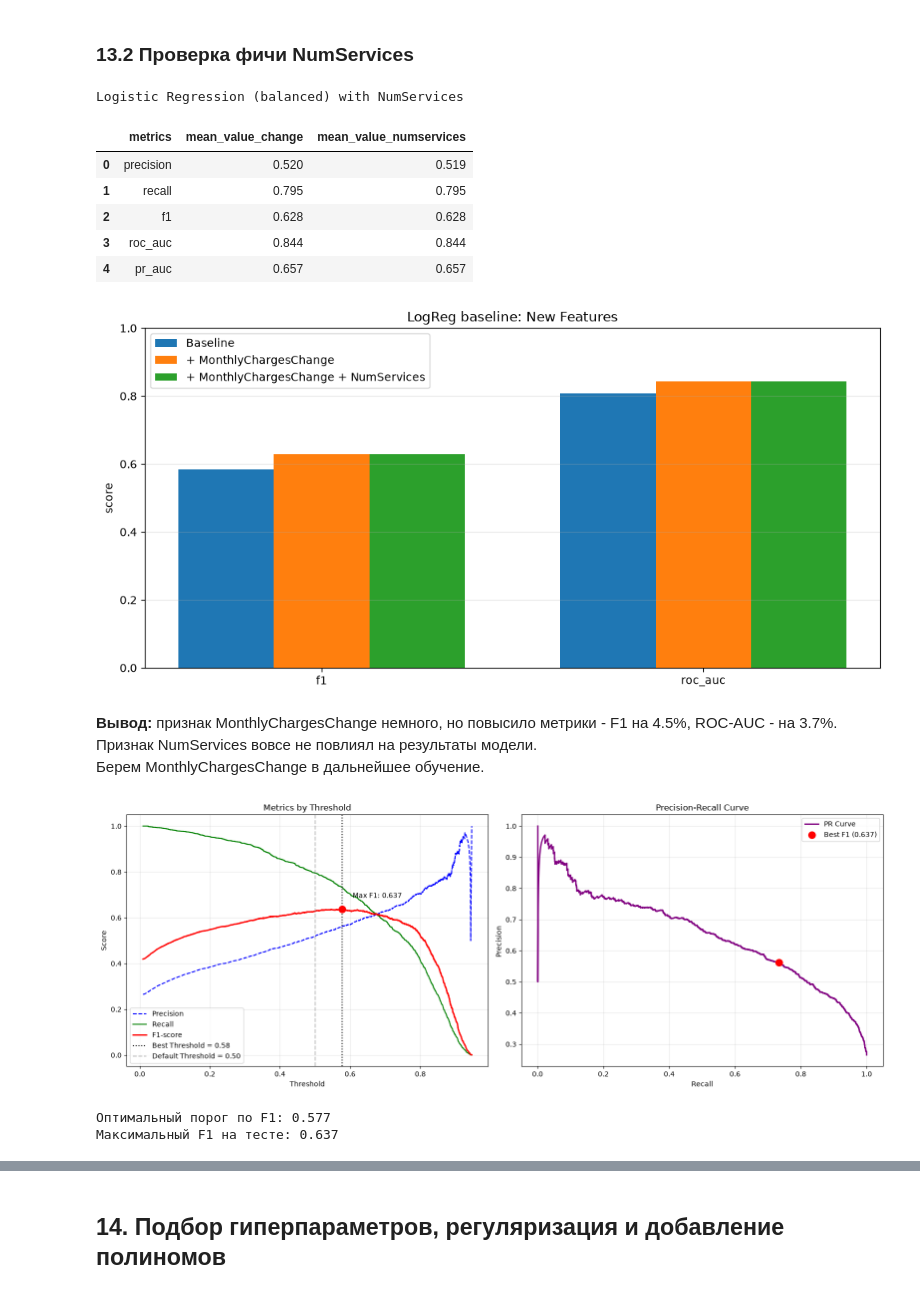
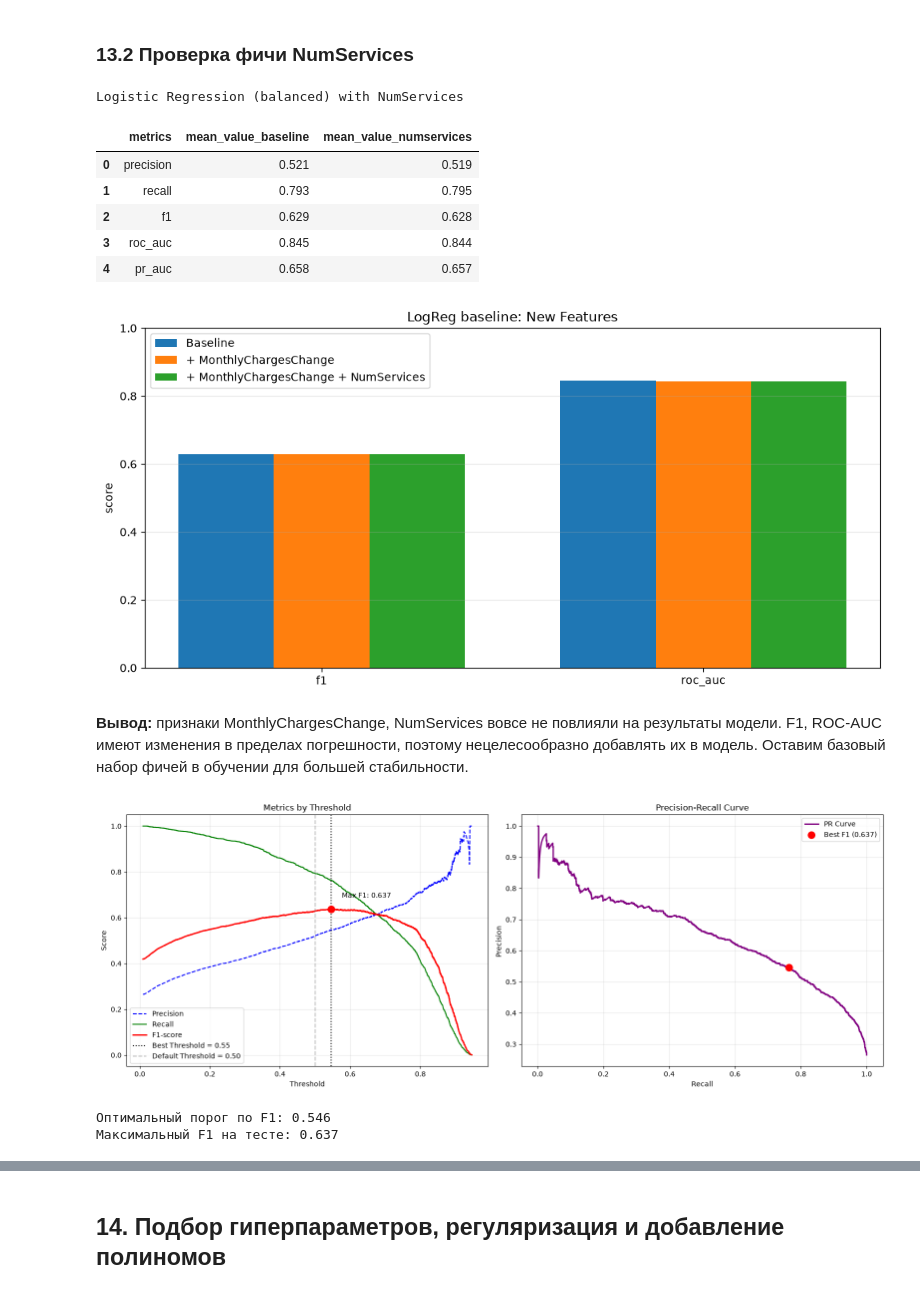
Before and after one commit to EntroKita/case_customer_churn, a Jupyter notebook: pipeline_customer_churn.ipynb, the cells around one changed output, grey strips where cells are left out. Saved outputs shown, nothing was run; the diff lists cells and outputs as text; code cells hidden in the pictures.

```diff
--- a/pipeline_customer_churn.ipynb
+++ b/pipeline_customer_churn.ipynb
@@ -1174,7 +1174,8 @@ X_train_base, X_test_base = X_train.drop(['NumServices', 'MonthlyChargesChange']
 preprocessor = ColumnTransformer(
     transformers=[
         ('num', StandardScaler(), numeric_features)
-    ]
+    ],
+remainder='passthrough'
 )
 # %%
 scoring = {
@@ -1354,15 +1355,15 @@ results_numservices = pd.DataFrame({
     )
 
 print('Logistic Regression (balanced) with NumServices')
-display(results_change.merge(results_numservices))
+display(results_baseline.merge(results_numservices))
 # %% [output]
 Logistic Regression (balanced) with NumServices
-|  | metrics | mean_value_change | mean_value_numservices |
-| 0 | precision | 0.520 | 0.519 |
-| 1 | recall | 0.795 | 0.795 |
-| 2 | f1 | 0.628 | 0.628 |
-| 3 | roc_auc | 0.844 | 0.844 |
-| 4 | pr_auc | 0.657 | 0.657 |
+|  | metrics | mean_value_baseline | mean_value_numservices |
+| 0 | precision | 0.521 | 0.519 |
+| 1 | recall | 0.793 | 0.795 |
+| 2 | f1 | 0.629 | 0.628 |
+| 3 | roc_auc | 0.845 | 0.844 |
+| 4 | pr_auc | 0.658 | 0.657 |
 # %%
 metrics = ['f1', 'roc_auc']
 baseline_means = results_baseline[results_baseline['metrics'].isin(metrics)]['mean_value_baseline']
@@ -1389,17 +1390,17 @@ ax.grid(axis='y', alpha=0.3)
 plt.tight_layout()
 plt.show()
 # %% [output]
-[figure, old version]
+[figure, new version]
 # %% [markdown]
-**Вывод:** признак MonthlyChargesChange немного, но повысило метрики - F1 на 4.5%, ROC-AUC - на 3.7%. Признак NumServices вовсе не повлиял на результаты модели.
-Берем MonthlyChargesChange в дальнейшее обучение.
+**Вывод:** признаки MonthlyChargesChange, NumServices вовсе не повлияли на результаты модели. F1, ROC-AUC имеют изменения в пределах погрешности, поэтому нецелесообразно добавлять их в модель. Оставим базовый набор фичей в обучении для большей стабильности.
 # %%
-X_train = X_train.drop('NumServices', axis=1)
-X_test = X_test.drop('NumServices', axis=1)
+X_train = X_train.drop(['NumServices', 'MonthlyChargesChange'], axis=1)
+X_test = X_test.drop(['NumServices', 'MonthlyChargesChange'], axis=1)
 numeric_features.remove('NumServices')
+numeric_features.remove('MonthlyChargesChange')
 # %%
 y_train_bin = (y_train == 1).astype(int)
-y_proba = cross_val_predict(lr_change, X_train, y_train_bin, cv=cv, method='predict_proba')[:, 1]
+y_proba = cross_val_predict(lr_baseline, X_train, y_train_bin, cv=cv, method='predict_proba')[:, 1]
 y_test_bin = y_train_bin
 
 precision, recall, thresholds = precision_recall_curve(y_test_bin, y_proba)
@@ -1424,34 +1425,34 @@ axes[0].axvline(x=best_threshold, color='black', linestyle=':', label=f'Best Thr
 axes[0].scatter(best_threshold, best_f1, color='red', s=100, zorder=5)
 axes[0].annotate(f'Max F1: {best_f1:.3f}',
                  xy=(best_threshold, best_f1),
                  xytext=(best_threshold + 0.03, best_f1 + 0.05))
 
 axes[0].axvline(x=0.5, color='gray', linestyle='--', alpha=0.5, label='Default Threshold = 0.50')
 
 axes[0].set_xlabel('Threshold')
 axes[0].set_ylabel('Score')
 axes[0].set_title('Metrics by Threshold')
 axes[0].legend(loc='lower left')
 axes[0].grid(True, alpha=0.3)
 
 
 axes[1].plot(recall, precision, color='purple', lw=2, label='PR Curve')
 axes[1].scatter(recall[best_idx], precision[best_idx], color='red', s=100, zorder=5,
                 label=f'Best F1 ({best_f1:.3f})')
 
 axes[1].set_xlabel('Recall')
 axes[1].set_ylabel('Precision ')
 axes[1].set_title('Precision-Recall Curve')
 axes[1].legend()
 axes[1].grid(True, alpha=0.3)
 
 plt.tight_layout()
 plt.show()
 
 print(f"Оптимальный порог по F1: {best_threshold:.3f}")
 print(f"Максимальный F1 на тесте: {best_f1:.3f}")
 # %% [output]
-[figure, old version]
+[figure, new version]
-Оптимальный порог по F1: 0.577
+Оптимальный порог по F1: 0.546
 Максимальный F1 на тесте: 0.637
 # %% [markdown]
```
Also changed, not shown: parts of 23 cells of this notebook.
